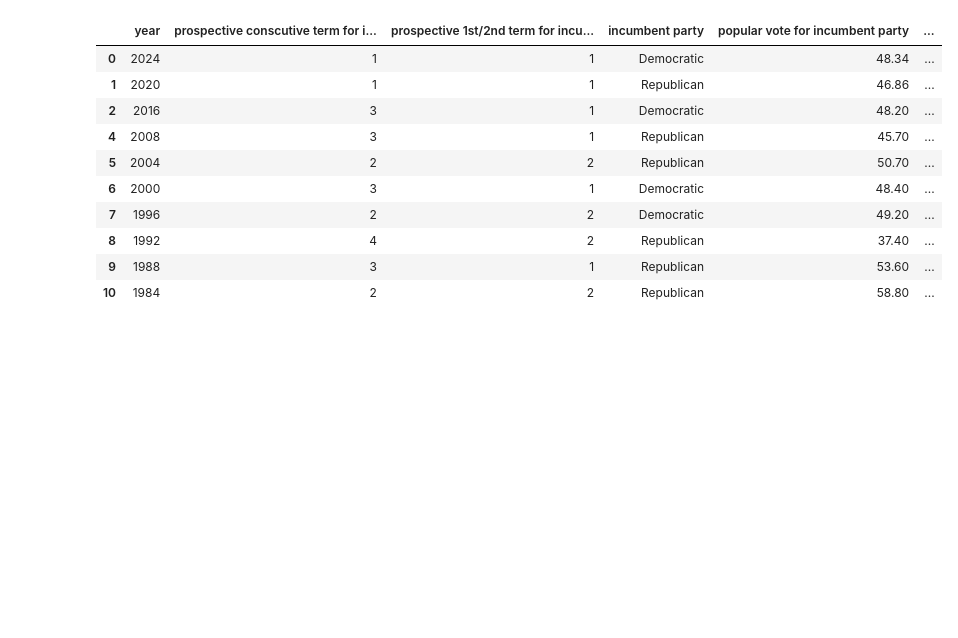
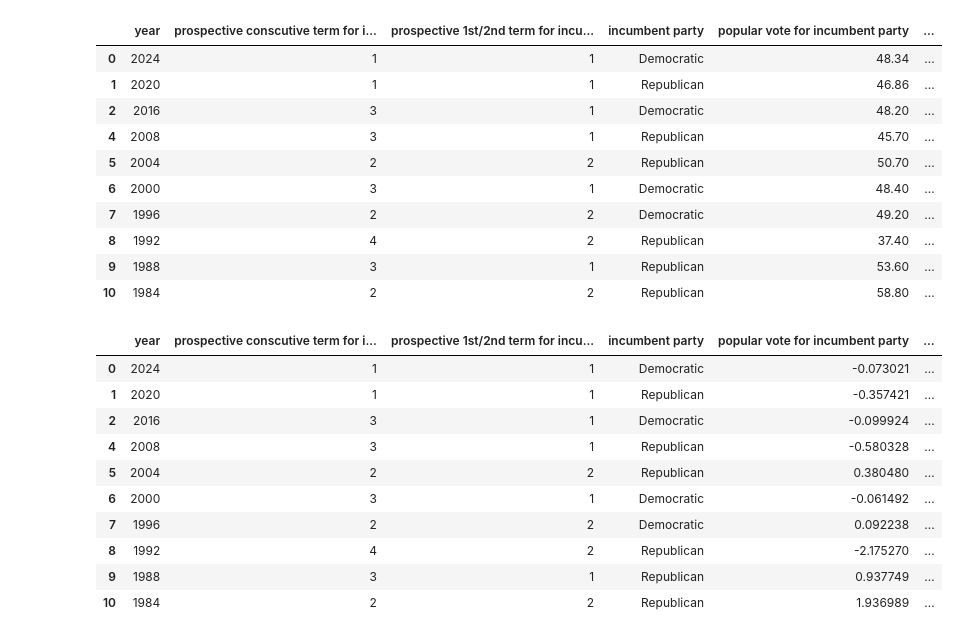
Before and after one commit to carlemilgrumnymann/data_science, a Jupyter notebook: minimum analysis.ipynb, the cells around one changed output. Cells and saved outputs as stored; diff of their text form; code cells hidden in the pictures; blank space fills up the shorter version.

```diff
--- a/minimum analysis.ipynb
+++ b/minimum analysis.ipynb
@@ -179,3 +179,25 @@ prediction_data
 | 8 | 1992 | 4 | 2 | Republican | 37.40 | ... |
 | 9 | 1988 | 3 | 1 | Republican | 53.60 | ... |
 | 10 | 1984 | 2 | 2 | Republican | 58.80 | ... |
+# %%
+from sklearn.preprocessing import StandardScaler
+scaled_prediction_data = prediction_data.copy()
+
+cols_to_scale = ['gini', 'gdp', 'unemployment', 'inflation', 'wage', 'pers', 'us', 'popular vote for incumbent party']  # standardizing predictors that are not categroical and the outcome
+
+sc = StandardScaler()
+scaled_prediction_data[cols_to_scale] = sc.fit_transform(scaled_prediction_data[cols_to_scale])
+
+scaled_prediction_data
+# %% [output]
+|  | year | prospective conscutive term for i... | prospective 1st/2nd term for incu... | incumbent party | popular vote for incumbent party | ... |
+| 0 | 2024 | 1 | 1 | Democratic | -0.073021 | ... |
+| 1 | 2020 | 1 | 1 | Republican | -0.357421 | ... |
+| 2 | 2016 | 3 | 1 | Democratic | -0.099924 | ... |
+| 4 | 2008 | 3 | 1 | Republican | -0.580328 | ... |
+| 5 | 2004 | 2 | 2 | Republican | 0.380480 | ... |
+| 6 | 2000 | 3 | 1 | Democratic | -0.061492 | ... |
+| 7 | 1996 | 2 | 2 | Democratic | 0.092238 | ... |
+| 8 | 1992 | 4 | 2 | Republican | -2.175270 | ... |
+| 9 | 1988 | 3 | 1 | Republican | 0.937749 | ... |
+| 10 | 1984 | 2 | 2 | Republican | 1.936989 | ... |
```
Also changed, not shown: parts of 14 cells of this notebook.
